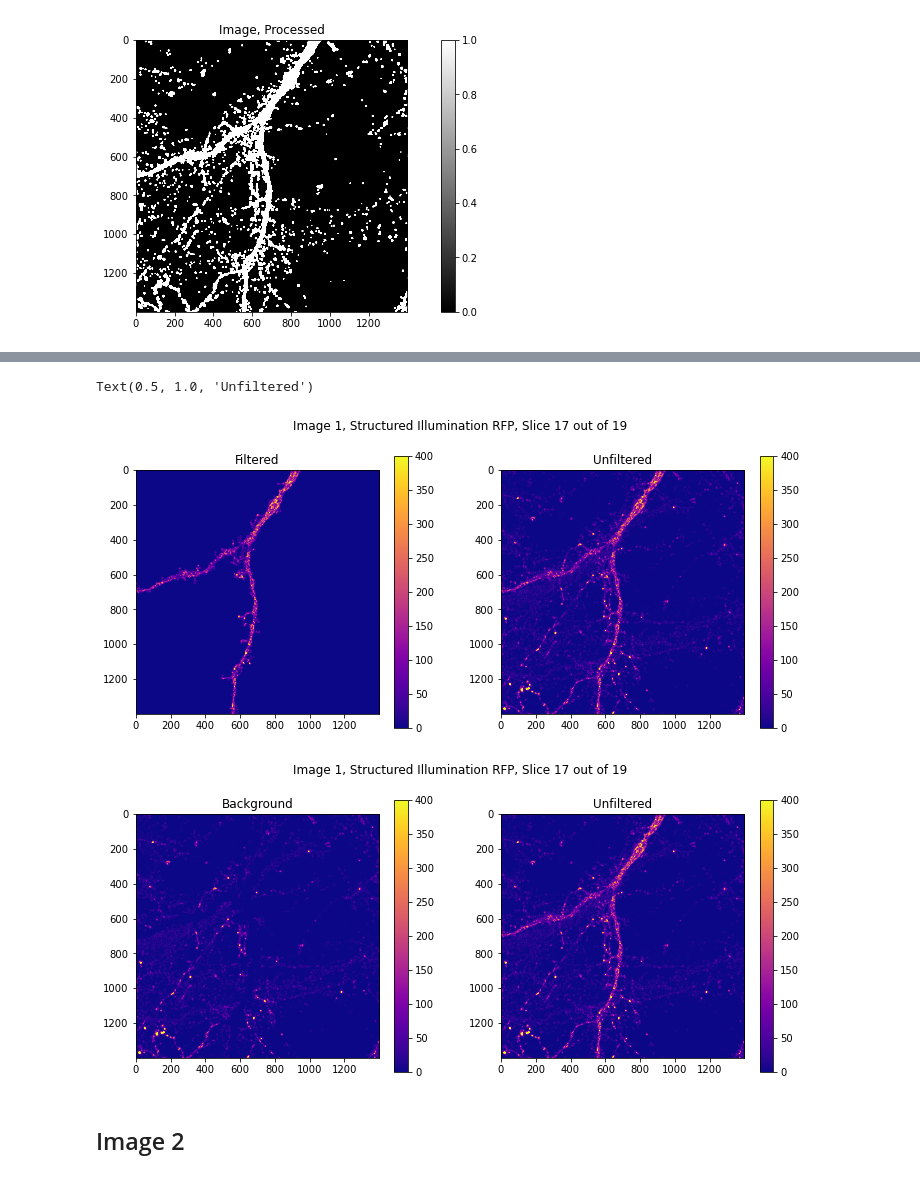
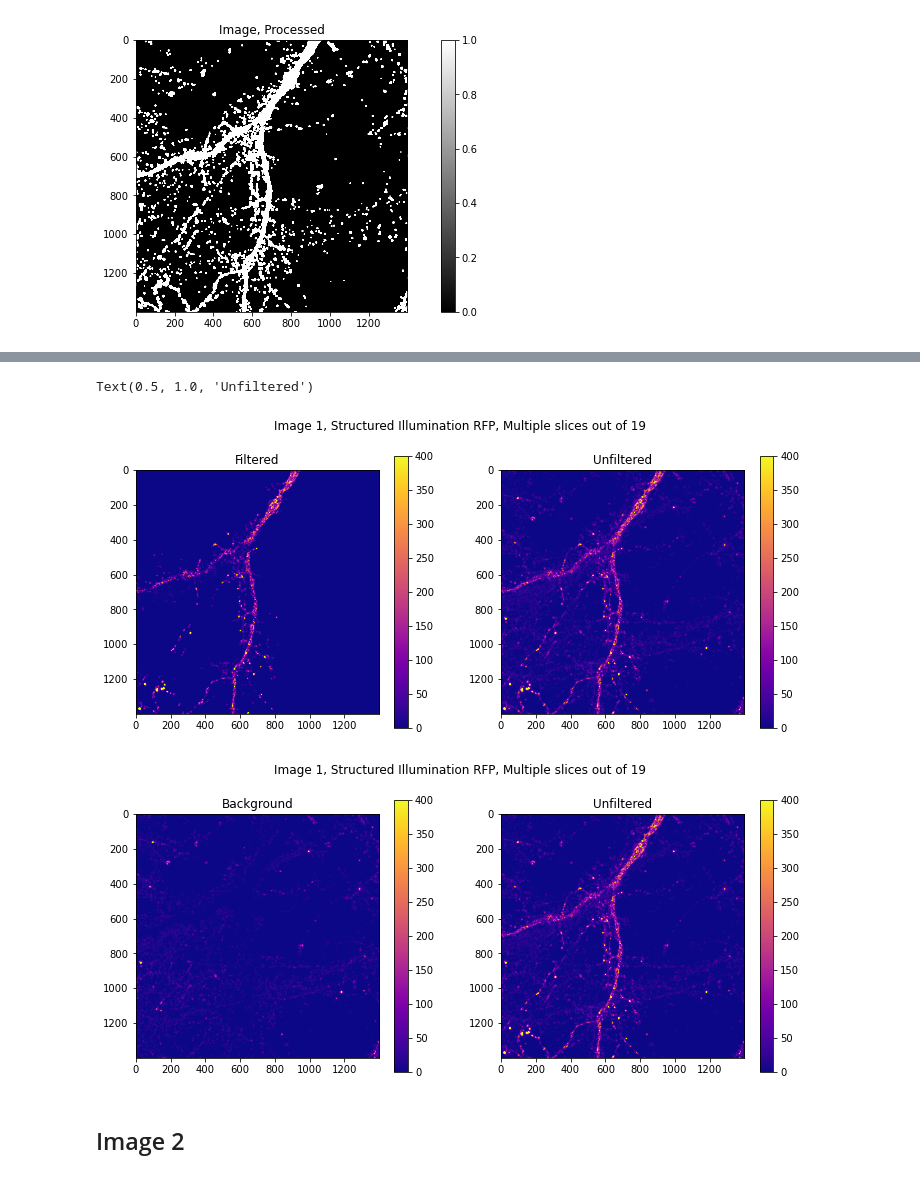
Before and after one commit to leonardocattarin/NeuronConnectivity, a Jupyter notebook: Microscopy_analysis.ipynb, the cells around one changed output, grey strips where cells are left out. Drawn from its saved outputs; the diff is of its cells as text; code cells hidden in the pictures.

```diff
--- a/Microscopy_analysis.ipynb
+++ b/Microscopy_analysis.ipynb
@@ -385,6 +438,6 @@ Text(0.5, 1.0, 'Image, Processed')
 # %%
 
-kernel_cl1 = np.ones((14,14),np.uint8)
+kernel_cl1 = np.ones((19,19),np.uint8)
 temp_img = cv.morphologyEx(temp_img, cv.MORPH_CLOSE, kernel_cl1)
 
 fig= plt.figure()
@@ -399,11 +452,10 @@ Text(0.5, 1.0, 'Image, Processed')
 # %%
 
-kernel_op1 = np.ones((7,7),np.uint8)
-temp_img = cv.morphologyEx(temp_img, cv.MORPH_OPEN, kernel_op1)
+ret,final_img = cv.threshold(temp_img,20,1,cv.THRESH_BINARY)
 
 fig= plt.figure()
 ax = fig.gca()
-pos = ax.imshow(temp_img, cmap="gray")
+pos = ax.imshow(final_img, cmap="gray")
 fig.colorbar(pos, ax=ax)
 pos.set_clim(0,1)
 plt.title("Image, Processed")
@@ -412,0 +547,9 @@ Text(0.5, 1.0, 'Image, Processed')
+# %%
+accumulator_mask = np.logical_or(mask, accumulator_mask)
+
+fig= plt.figure()
+ax = fig.gca()
+pos = ax.imshow(accumulator_mask, cmap="gray")
+fig.colorbar(pos, ax=ax)
+pos.set_clim(0,1)
+plt.title("Binary mask, img"+ str(ii))
@@ -413,3 +559,2 @@ Text(0.5, 1.0, 'Image, Processed')
 # %%
-
-ret,final_img = cv.threshold(temp_img,20,1,cv.THRESH_BINARY)
+ret,final_mask = cv.threshold(accumulator_mask * cv_img_1_str_RFP[ii],20,1,cv.THRESH_BINARY)
@@ -440,45 +561,46 @@ Text(0.5, 1.0, 'Binary image, Processed')
 # %%
+ii=16
 #plot actual filtered images
-final_processed = final_component * cv_img_1_str_RFP[ii]
+final_processed = final_mask * cv_img_1_str_RFP[ii]
 
 
 
 fig, (ax1,ax2) = plt.subplots(1,2)
 
-fig.suptitle("Image 1, Structured Illumination RFP, Slice " + str(ii+1) + " out of " + str(N_layers))
+fig.suptitle("Image 1, Structured Illumination RFP, Multiple slices out of " + str(N_layers))
 
 pos1 = ax1.imshow(final_processed)
 pos1.set_clim(0,400)
 fig.colorbar(pos1, ax=ax1)
 ax1.set_title("Filtered")
 
 pos2 = ax2.imshow(cv_img_1_str_RFP[ii])
 pos2.set_clim(0,400)
 fig.colorbar(pos2, ax=ax2)
 ax2.set_title("Unfiltered")
 
 
 
 
-filtered_negative = (1-final_processed) *  cv_img_1_str_RFP[ii]
+filtered_negative = (1-accumulator_mask) *  cv_img_1_str_RFP[ii]
 
 fig, (ax1,ax2) = plt.subplots(1,2)
 
-fig.suptitle("Image 1, Structured Illumination RFP, Slice " + str(ii+1) + " out of " + str(N_layers))
+fig.suptitle("Image 1, Structured Illumination RFP, Multiple slices out of " + str(N_layers))
 
 pos1 = ax1.imshow(filtered_negative)
 pos1.set_clim(0,400)
 fig.colorbar(pos1, ax=ax1)
 ax1.set_title("Background")
 
 pos2 = ax2.imshow(cv_img_1_str_RFP[ii])
 pos2.set_clim(0,400)
 fig.colorbar(pos2, ax=ax2)
 ax2.set_title("Unfiltered")
 # %% [output]
 Text(0.5, 1.0, 'Unfiltered')
-[figure, old version]
+[figure, new version]
-[figure, old version]
+[figure, new version]
 # %% [markdown]
 ## Image 2
 # %%
```
Also changed, not shown: parts of 12 cells of this notebook, 1 other file.
